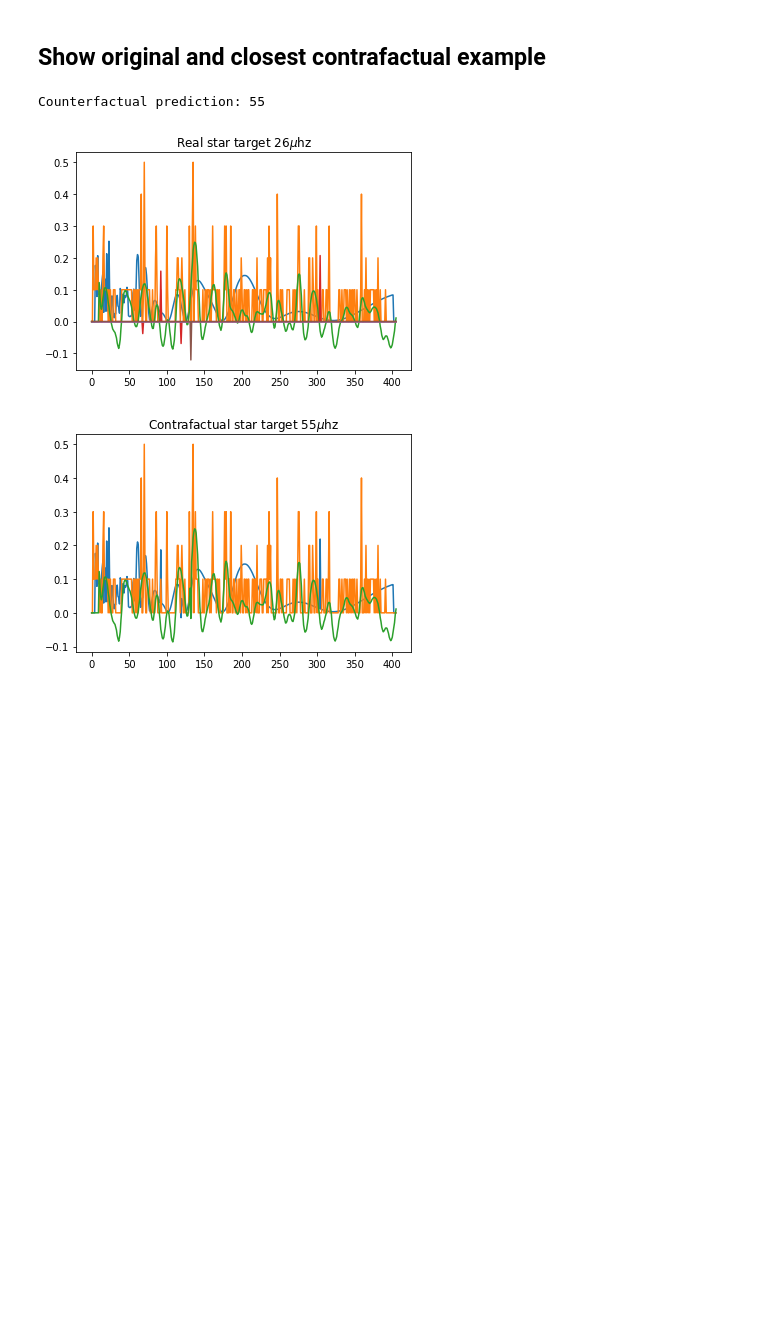
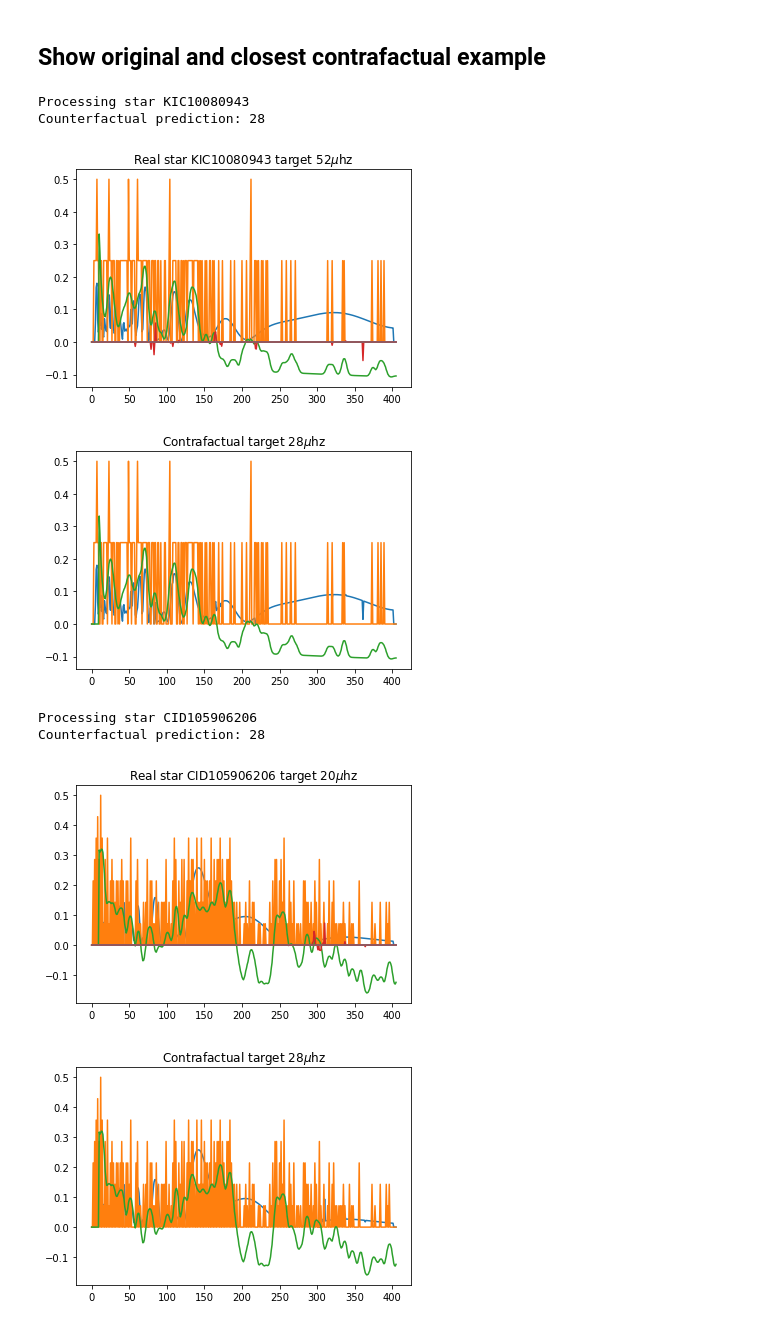
Before and after one commit to rmaestre/NN-Asteroseismology, a Jupyter notebook: astronn/notebooks/contrafactuals.ipynb, the cells around one changed output. Cells and saved outputs as stored; diff of their text form; code cells hidden in the pictures; blank space fills up the shorter version.

Commit message:
All DS stars contrafactuals computed

```diff
--- a/astronn/notebooks/contrafactuals.ipynb
+++ b/astronn/notebooks/contrafactuals.ipynb
@@ -23,14 +23,17 @@ Using TensorFlow backend.
 df_ds = deltascuti()
 df = df_ds.load("../../astronn/data/deltascuti/preprocessed/*", batch_size=1)
 
-star = None
-target_class = None
+stars = {}
 
 # Select only one star
 for s in df.take(11):  # take the 11 ds stars
-    if s[0].numpy()[0].decode("utf-8") == 'KIC9851944':
-        print("DS star ID: ", s[0])
-        target_class = np.where(s[2].numpy().flat == 1)[0].flat[0]
-        print("Target class:", target_class)
-        star = s[1].numpy()
+    id = s[0].numpy()[0].decode("utf-8")
+    print("DS star ID: ", s[0])
+    target_class = np.where(s[2].numpy().flat == 1)[0].flat[0]
+    print("Target class:", target_class)
+    star = s[1].numpy()
+    if id not in stars:
+        stars[id] = {"target": target_class, "data": star}
+
+print(stars.keys())
 # %% [output]
@@ -67,5 +85,5 @@ _________________________________________________________________
 - feature_range: Max and min values for perturbed instance. Is set up to [-0.2,1] allowing some negative values and all positive range values
 # %%
 cf = CounterFactualProto(
-    sepconv_mod, kappa=0.01, feature_range=(-0.2, 1), shape=(1, 406, 3), max_iterations=100
+    sepconv_mod, kappa=0.01, feature_range=(0, 1), shape=(1, 406, 3), max_iterations=100
 )
@@ -78,30 +90,42 @@ This property should not be used in TensorFlow 2.0, as updates are applied autom
 # %% [markdown]
 ## Show original and closest contrafactual example
 # %%
-# Explain by contrafactual
-explanation = cf.explain(
-    star, k=1, target_class=[i for i in range(55, 65)], verbose=False
-)
+for id in stars:
+    # Star data
+    star = stars[id]["data"]
+    # Explain by contrafactual
+    explanation = cf.explain(
+        star, k=1, target_class=[i for i in range(20, 30)], verbose=False
+    )
+    print("Processing star %s" % id)
+    if explanation.cf is None:
+        print("Skip star, no contrafactual found !")
+    else:
 
-print('Counterfactual prediction: {}'.format(explanation.cf['class']))
-exp_data = explanation.cf['X']
+        print('Counterfactual prediction: %s' % explanation.cf['class'])
+        exp_data = explanation.cf['X']
 
-plt.plot(star[0, :, 0])
-plt.plot(star[0, :, 1])
-plt.plot(star[0, :, 2])
-plt.title(r'Real star target %s%s'% (target_class, r'$\mu$hz'))
+        plt.plot(star[0, :, 0])
+        plt.plot(star[0, :, 1])
+        plt.plot(star[0, :, 2])
+        plt.title(r'Real star %s target %s%s'% (id, stars[id]["target"], r'$\mu$hz'))
 
-plt.plot(exp_data[0, :, 0] - star[0, :, 0])
-plt.plot(exp_data[0, :, 1] - star[0, :, 1])
-plt.plot(exp_data[0, :, 2] - star[0, :, 2])
-plt.show()
+        plt.plot(exp_data[0, :, 0] - star[0, :, 0])
+        plt.plot(exp_data[0, :, 1] - star[0, :, 1])
+        plt.plot(exp_data[0, :, 2] - star[0, :, 2])
+        plt.show()
 
-plt.plot(exp_data[0, :, 0])
-plt.plot(exp_data[0, :, 1])
-plt.plot(exp_data[0, :, 2])
-plt.title(r'Contrafactual star target %s%s'% (explanation.cf['class'], r'$\mu$hz'))
-plt.show()
+        plt.plot(exp_data[0, :, 0])
+        plt.plot(exp_data[0, :, 1])
+        plt.plot(exp_data[0, :, 2])
+        plt.title(r'Contrafactual target %s%s'% (explanation.cf['class'], r'$\mu$hz'))
+        plt.show()
 # %% [output]
-Counterfactual prediction: 55
+Processing star KIC10080943
+Counterfactual prediction: 28
-[figure, old version]
+[figure, new version]
-[figure, old version]
+[figure, new version]
+Processing star CID105906206
+Counterfactual prediction: 28
+[figure, added]
+[figure, added]
```
Also changed, not shown: parts of 6 cells of this notebook.
